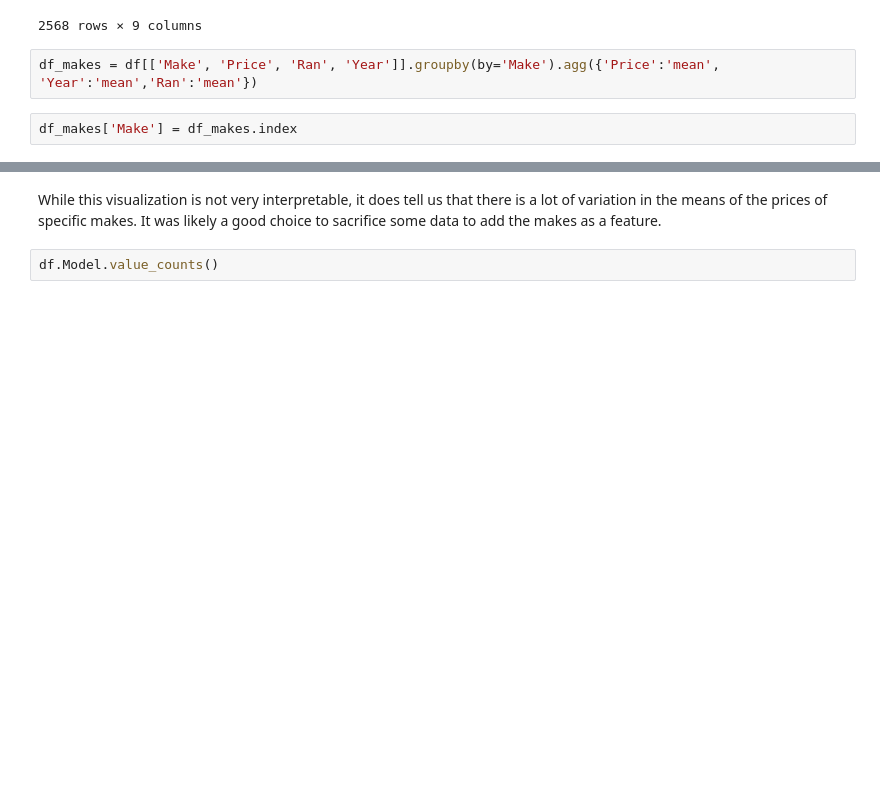
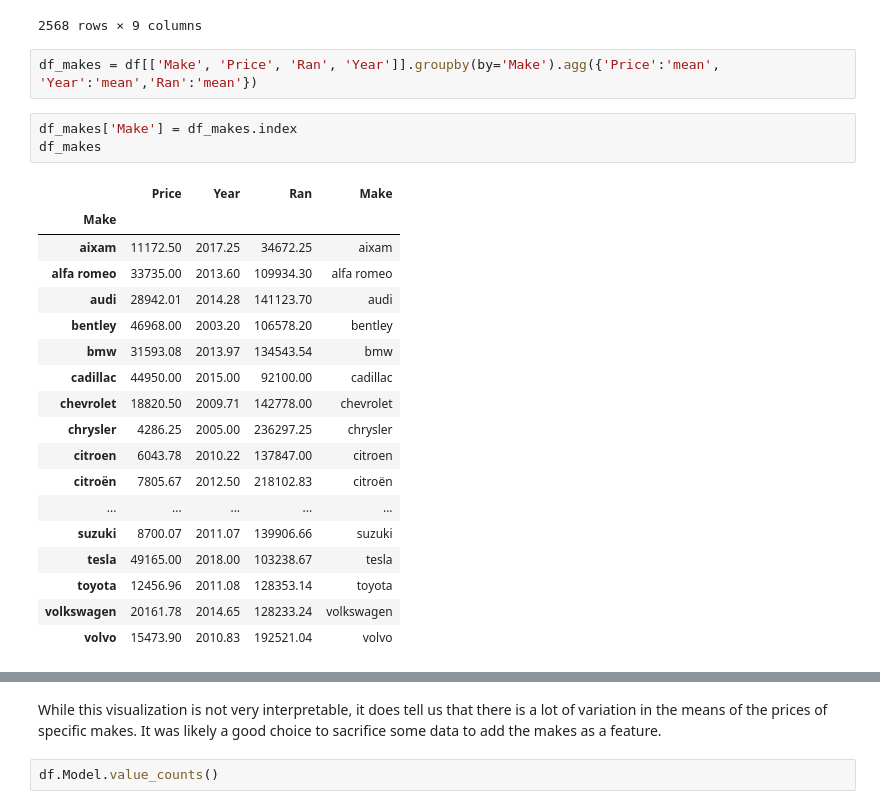
Before and after one commit to pasicdino/carmadness, a Jupyter notebook: EDA.ipynb, the cells around one changed output, grey strips where cells are left out. Drawn from its saved outputs; the diff is of its cells as text; blank space fills up the shorter version.

```diff
--- a/EDA.ipynb
+++ b/EDA.ipynb
@@ -310,6 +349,26 @@ df
 df_makes = df[['Make', 'Price', 'Ran', 'Year']].groupby(by='Make').agg({'Price':'mean', 'Year':'mean','Ran':'mean'})
 # %%
 df_makes['Make'] = df_makes.index
+df_makes
+# %% [output]
+|  | Price | Year | Ran | Make |
+| Make |  |  |  |  |
+| aixam | 11172.50 | 2017.25 | 34672.25 | aixam |
+| alfa romeo | 33735.00 | 2013.60 | 109934.30 | alfa romeo |
+| audi | 28942.01 | 2014.28 | 141123.70 | audi |
+| bentley | 46968.00 | 2003.20 | 106578.20 | bentley |
+| bmw | 31593.08 | 2013.97 | 134543.54 | bmw |
+| cadillac | 44950.00 | 2015.00 | 92100.00 | cadillac |
+| chevrolet | 18820.50 | 2009.71 | 142778.00 | chevrolet |
+| chrysler | 4286.25 | 2005.00 | 236297.25 | chrysler |
+| citroen | 6043.78 | 2010.22 | 137847.00 | citroen |
+| citroën | 7805.67 | 2012.50 | 218102.83 | citroën |
+| ... | ... | ... | ... | ... |
+| suzuki | 8700.07 | 2011.07 | 139906.66 | suzuki |
+| tesla | 49165.00 | 2018.00 | 103238.67 | tesla |
+| toyota | 12456.96 | 2011.08 | 128353.14 | toyota |
+| volkswagen | 20161.78 | 2014.65 | 128233.24 | volkswagen |
+| volvo | 15473.90 | 2010.83 | 192521.04 | volvo |
 # %%
 sns.barplot(x='Make', y='Price', data=df_makes, color='skyblue')
 # %% [output]
```
Also changed, not shown: parts of 13 cells of this notebook.
